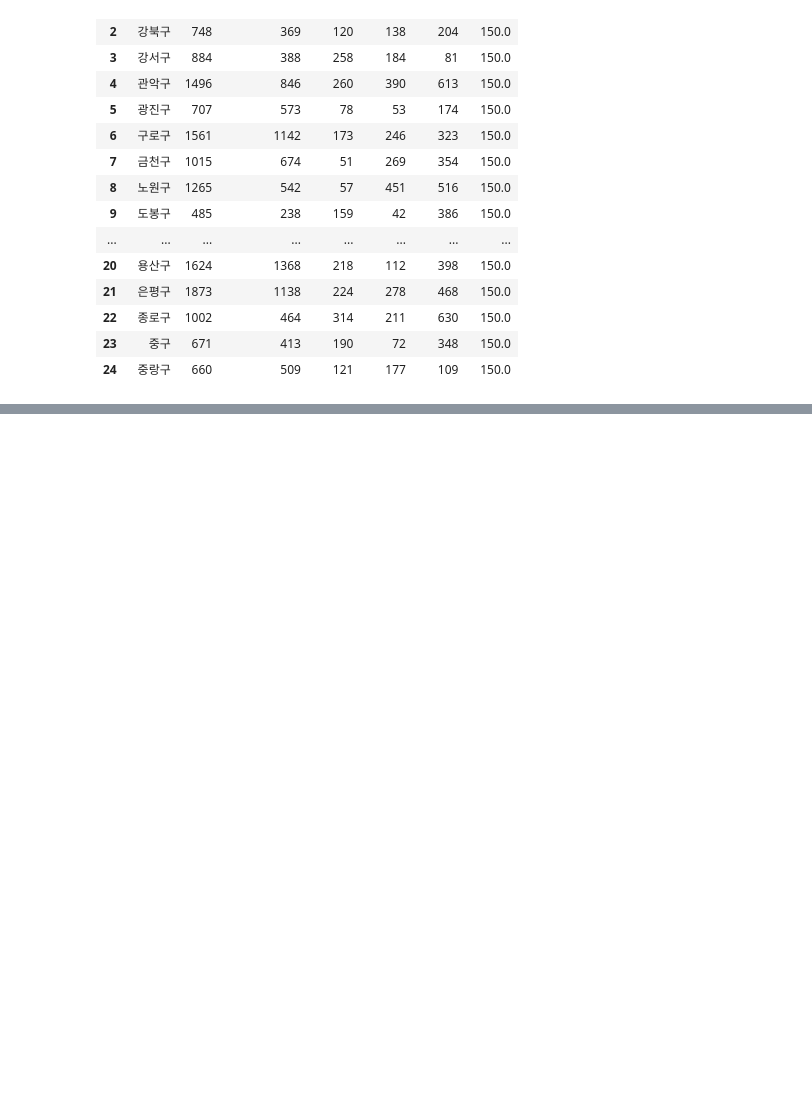
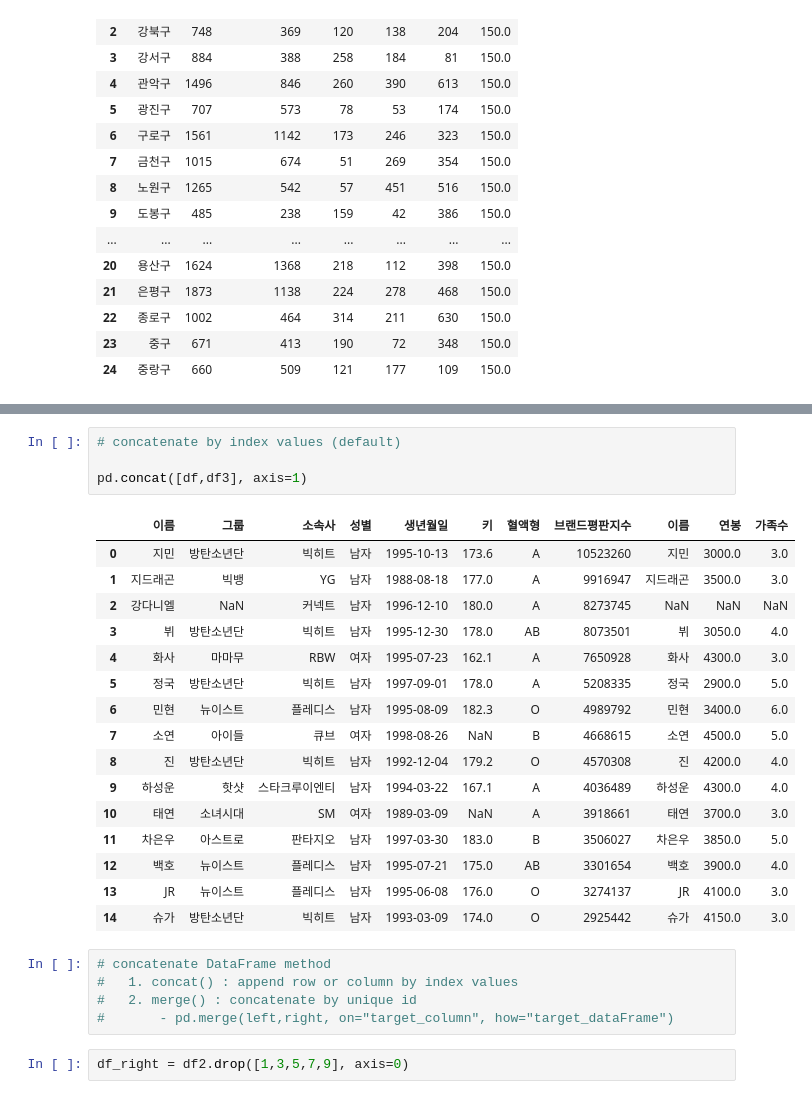
Before and after one commit to onnylover/math_practice, a Jupyter notebook: basic_practice/exPandas.ipynb, the cells around one changed output, grey strips where cells are left out. Drawn from its saved outputs; the diff is of its cells as text; blank space fills up the shorter version.

```diff
--- a/basic_practice/exPandas.ipynb
+++ b/basic_practice/exPandas.ipynb
@@ -860,0 +982,28 @@ df
+# %%
+# concatenate by index values (default)
+
+pd.concat([df,df3], axis=1)
+# %% [output]
+|  | 이름 | 그룹 | 소속사 | 성별 | 생년월일 | 키 | 혈액형 | 브랜드평판지수 | 이름 | 연봉 | 가족수 |
+| 0 | 지민 | 방탄소년단 | 빅히트 | 남자 | 1995-10-13 | 173.6 | A | 10523260 | 지민 | 3000.0 | 3.0 |
+| 1 | 지드래곤 | 빅뱅 | YG | 남자 | 1988-08-18 | 177.0 | A | 9916947 | 지드래곤 | 3500.0 | 3.0 |
+| 2 | 강다니엘 | NaN | 커넥트 | 남자 | 1996-12-10 | 180.0 | A | 8273745 | NaN | NaN | NaN |
+| 3 | 뷔 | 방탄소년단 | 빅히트 | 남자 | 1995-12-30 | 178.0 | AB | 8073501 | 뷔 | 3050.0 | 4.0 |
+| 4 | 화사 | 마마무 | RBW | 여자 | 1995-07-23 | 162.1 | A | 7650928 | 화사 | 4300.0 | 3.0 |
+| 5 | 정국 | 방탄소년단 | 빅히트 | 남자 | 1997-09-01 | 178.0 | A | 5208335 | 정국 | 2900.0 | 5.0 |
+| 6 | 민현 | 뉴이스트 | 플레디스 | 남자 | 1995-08-09 | 182.3 | O | 4989792 | 민현 | 3400.0 | 6.0 |
+| 7 | 소연 | 아이들 | 큐브 | 여자 | 1998-08-26 | NaN | B | 4668615 | 소연 | 4500.0 | 5.0 |
+| 8 | 진 | 방탄소년단 | 빅히트 | 남자 | 1992-12-04 | 179.2 | O | 4570308 | 진 | 4200.0 | 4.0 |
+| 9 | 하성운 | 핫샷 | 스타크루이엔티 | 남자 | 1994-03-22 | 167.1 | A | 4036489 | 하성운 | 4300.0 | 4.0 |
+| 10 | 태연 | 소녀시대 | SM | 여자 | 1989-03-09 | NaN | A | 3918661 | 태연 | 3700.0 | 3.0 |
+| 11 | 차은우 | 아스트로 | 판타지오 | 남자 | 1997-03-30 | 183.0 | B | 3506027 | 차은우 | 3850.0 | 5.0 |
+| 12 | 백호 | 뉴이스트 | 플레디스 | 남자 | 1995-07-21 | 175.0 | AB | 3301654 | 백호 | 3900.0 | 4.0 |
+| 13 | JR | 뉴이스트 | 플레디스 | 남자 | 1995-06-08 | 176.0 | O | 3274137 | JR | 4100.0 | 3.0 |
+| 14 | 슈가 | 방탄소년단 | 빅히트 | 남자 | 1993-03-09 | 174.0 | O | 2925442 | 슈가 | 4150.0 | 3.0 |
+# %%
+# concatenate DataFrame method
+#   1. concat() : append row or column by index values
+#   2. merge() : concatenate by unique id
+#       - pd.merge(left,right, on="target_column", how="target_dataFrame")
+# %%
+df_right = df2.drop([1,3,5,7,9], axis=0)
```
Also changed, not shown: parts of 45 cells of this notebook, 4 other files.
